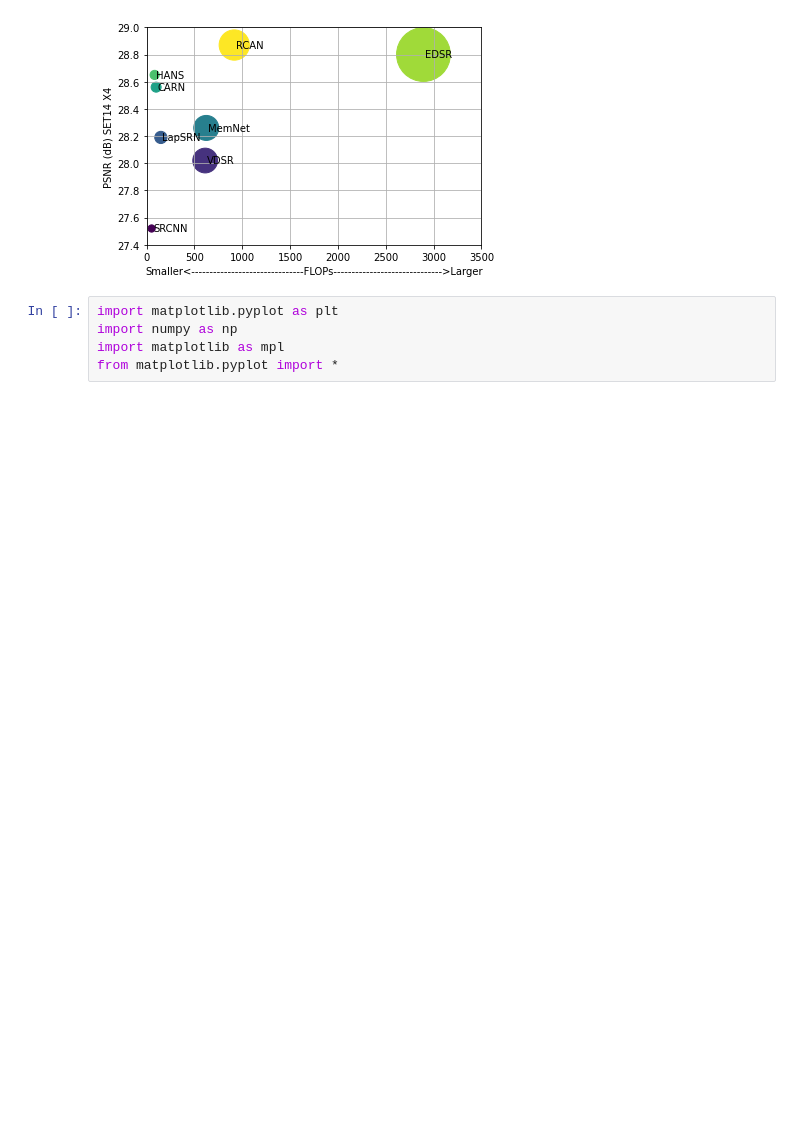
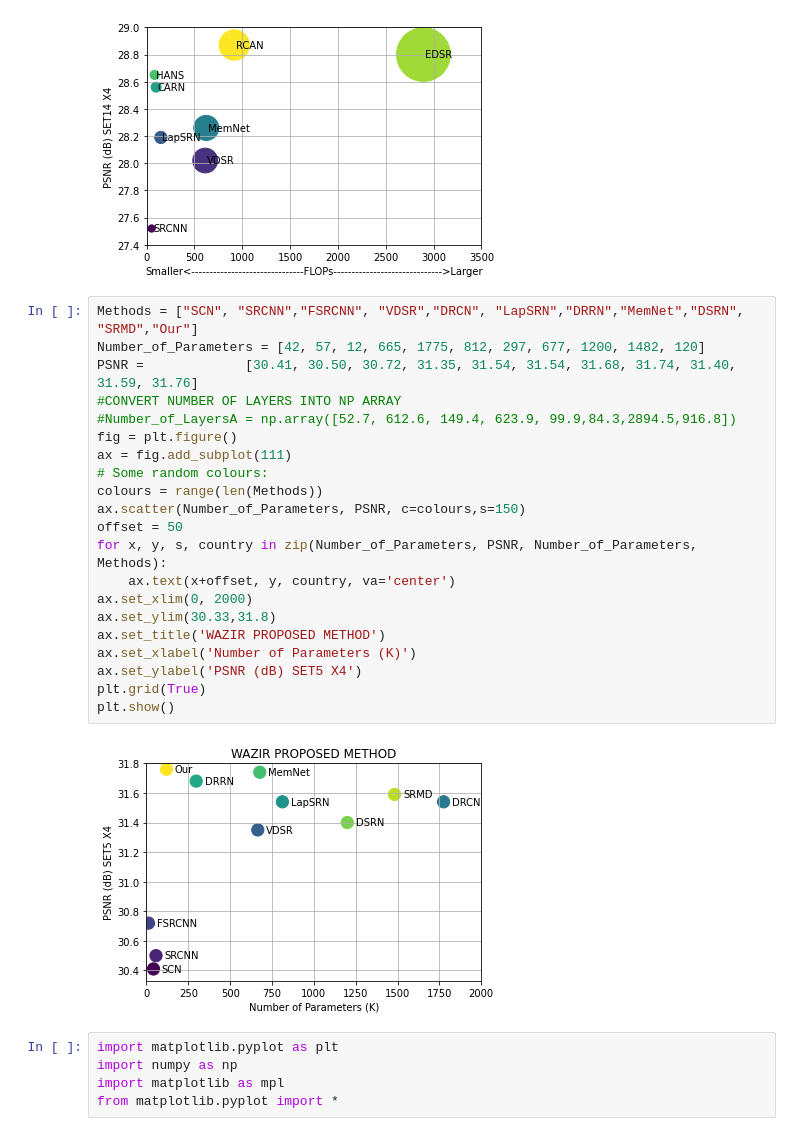
Before and after one commit to niazwazir/Google-Colab, a Jupyter notebook: GRAPH_FLOPS_SCALE4.ipynb, the cells around one changed output. Cells and saved outputs as stored; diff of their text form; blank space fills up the shorter version.

```diff
--- a/GRAPH_FLOPS_SCALE4.ipynb
+++ b/GRAPH_FLOPS_SCALE4.ipynb
@@ -24,6 +24,29 @@ plt.grid(True)
 plt.show()
 # %% [output]
 [figure]
+# %%
+Methods = ["SCN", "SRCNN","FSRCNN", "VDSR","DRCN", "LapSRN","DRRN","MemNet","DSRN", "SRMD","Our"]
+Number_of_Parameters = [42, 57, 12, 665, 1775, 812, 297, 677, 1200, 1482, 120]
+PSNR =             [30.41, 30.50, 30.72, 31.35, 31.54, 31.54, 31.68, 31.74, 31.40, 31.59, 31.76]
+#CONVERT NUMBER OF LAYERS INTO NP ARRAY
+#Number_of_LayersA = np.array([52.7, 612.6, 149.4, 623.9, 99.9,84.3,2894.5,916.8])
+fig = plt.figure()
+ax = fig.add_subplot(111)
+# Some random colours:
+colours = range(len(Methods))
+ax.scatter(Number_of_Parameters, PSNR, c=colours,s=150)
+offset = 50
+for x, y, s, country in zip(Number_of_Parameters, PSNR, Number_of_Parameters, Methods):
+    ax.text(x+offset, y, country, va='center')
+ax.set_xlim(0, 2000)
+ax.set_ylim(30.33,31.8)
+ax.set_title('WAZIR PROPOSED METHOD')
+ax.set_xlabel('Number of Parameters (K)')
+ax.set_ylabel('PSNR (dB) SET5 X4')
+plt.grid(True)
+plt.show()
+# %% [output]
+[figure, added]
 # %%
 import matplotlib.pyplot as plt
 import numpy as np
```
Also changed, not shown: parts of 2 cells of this notebook.
